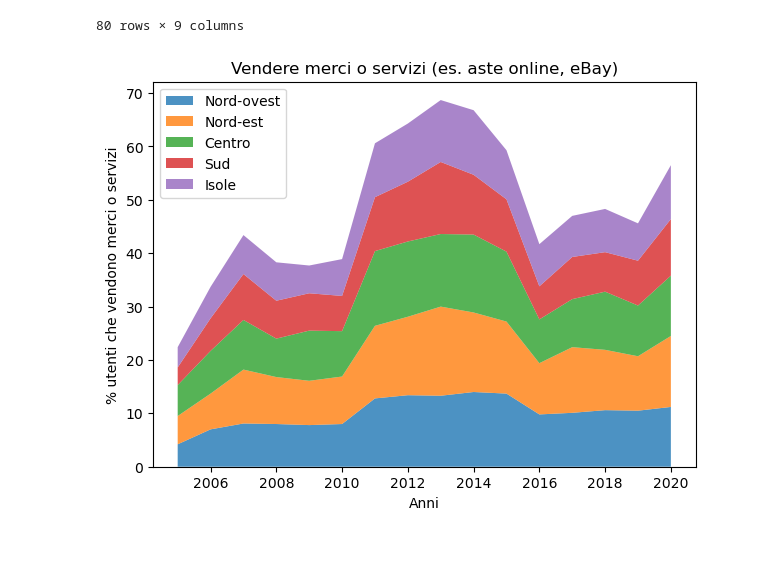
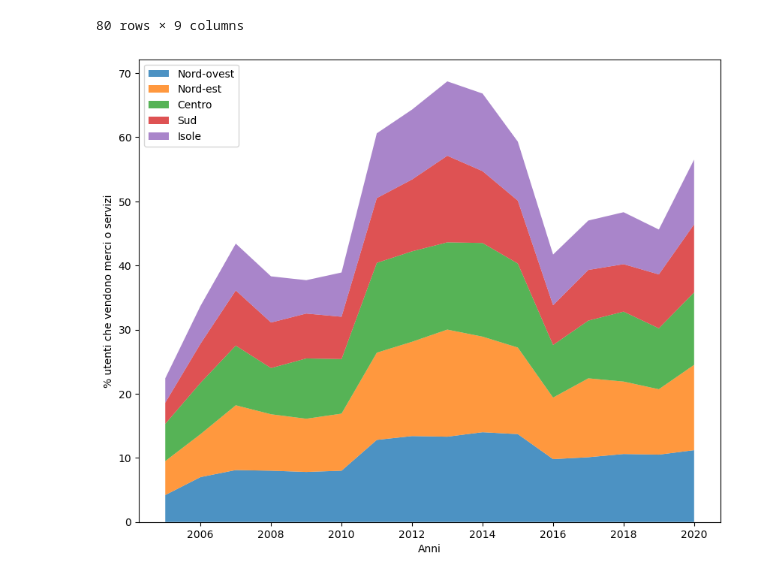
Before and after one commit to mattia01017/EsameSciVis, a Jupyter notebook: Vendere merci (regioni).ipynb, the cells around one changed output. Cells and saved outputs as stored; diff of their text form; code cells hidden in the pictures; blank space fills up the shorter version.

```diff
--- a/Vendere merci (regioni).ipynb
+++ b/Vendere merci (regioni).ipynb
@@ -27,22 +27,21 @@ data
 # %%
 population = {
     'Nord-ovest': data[data['Territorio']=='Nord-ovest']['Value'].values,
     'Nord-est': data[data['Territorio']=='Nord-est']['Value'].values,
     'Centro': data[data['Territorio']=='Centro']['Value'].values,
     'Sud': data[data['Territorio']=='Sud']['Value'].values,
     'Isole': data[data['Territorio']=='Isole']['Value'].values,
 }
 
 fig, ax = plt.subplots()
-fig.set_figwidth(7)
-fig.set_figheight(5)
+fig.set_figwidth(10)
+fig.set_figheight(8)
 ax.stackplot(years, population.values(),
              labels=population.keys(), alpha=0.8)
 ax.legend(loc='upper left')
-ax.set_title('Vendere merci o servizi (es. aste online, eBay)')
 ax.set_xlabel('Anni')
 ax.set_ylabel('% utenti che vendono merci o servizi')
 
 plt.show()
 # %% [output]
-[figure, old version]
+[figure, new version]
```
Also changed, not shown: 3 other files.
